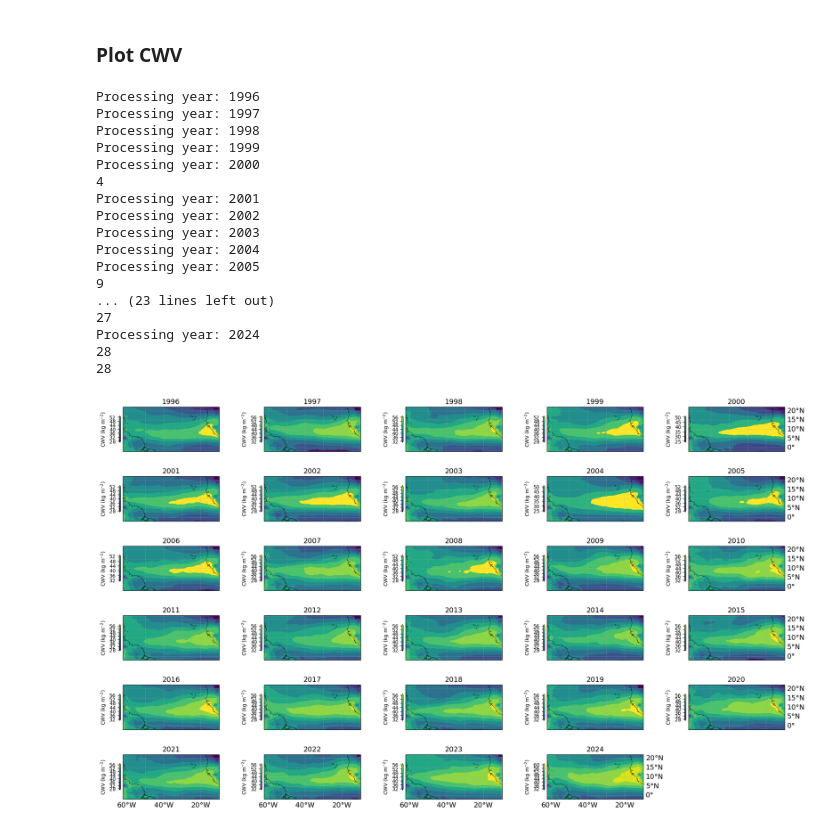
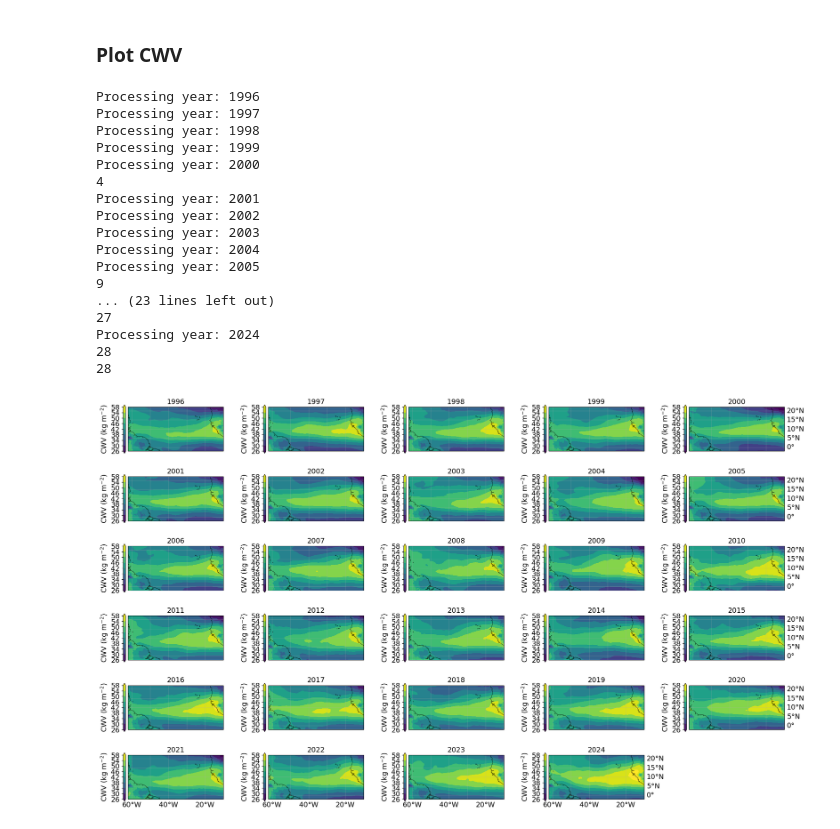
Before and after one commit to allison-wing/PICCOLO, a Jupyter notebook: plot_era5_spatial.ipynb, the cells around one changed output. Saved outputs shown, nothing was run; the diff lists cells and outputs as text; code cells hidden in the pictures.

```diff
--- a/plot_era5_spatial.ipynb
+++ b/plot_era5_spatial.ipynb
@@ -88,43 +88,43 @@ for yy in years:
     plt.contourf(cwv_yy_mean.longitude.values,
                  cwv_yy_mean.latitude.values,
                  cwv_yy_mean.tcwv.values,
-                 cmap = 'viridis',levels = np.arange(26, 60, 4)),extend='both')
+                 cmap = 'viridis',levels = np.arange(26, 60, 4),extend='both')
 
     cbar=plt.colorbar(location='left',orientation='vertical',shrink = 0.75, pad=0.02)
-    cbar.set_label('CWV (kg m$^{-2}$)',fontsize=10)
+    cbar.set_label('CWV (kg m$^{-2}$)',fontsize=14)
     cbar.set_ticks(np.arange(26, 60, 4))
-    cbar.set_ticklabels([f'{x:.0f}' for x in np.arange(26, 60, 4)],fontsize=18)
+    cbar.set_ticklabels([f'{x:.0f}' for x in np.arange(26, 60, 4)],fontsize=14)
 
     # Set the plot limits and title
     ax1.set_title(str(yy),size=14)
     ax1.set_xlim(lonMin, lonMax)
     ax1.set_ylim(latMin, latMax)
 
     era5_cwv.close()
     cwv_yy.close()
     iyear=iyear+1
 
 sns.set_context('paper')
 plt.tight_layout()  # Adjust subplots to fit into figure area.
 # %% [output]
 Processing year: 1996
 Processing year: 1997
 Processing year: 1998
 Processing year: 1999
 Processing year: 2000
 4
 Processing year: 2001
 Processing year: 2002
 Processing year: 2003
 Processing year: 2004
 Processing year: 2005
 9
 ... (23 lines left out)
 27
 Processing year: 2024
 28
 28
-[figure, old version]
+[figure, new version]
 # %%
 era5_cwv
 # %% [output]
```
Also changed, not shown: parts of 1 cell of this notebook.
